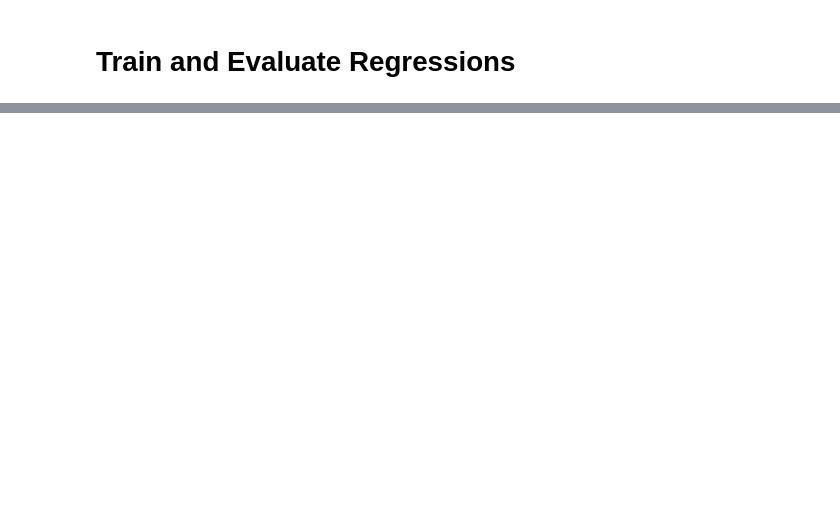
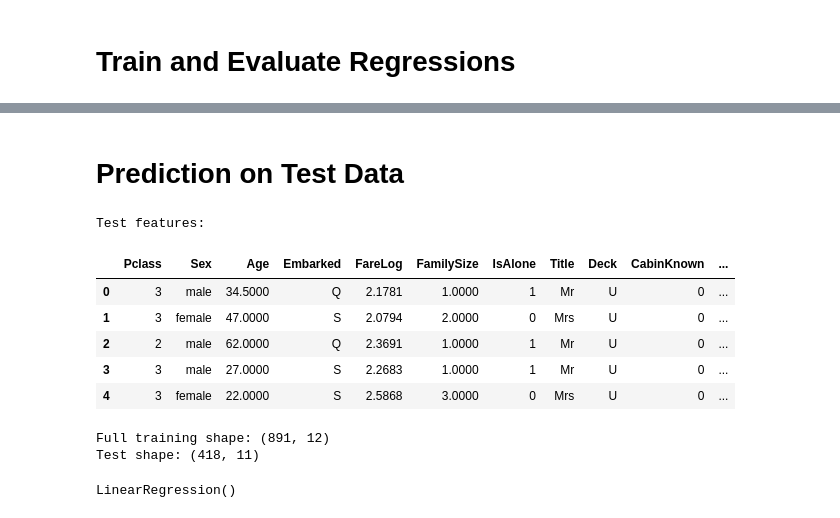
Before and after one commit to CharlotteZZh/AppliedML_hw1, a Jupyter notebook: AppliedML_hw1.ipynb, the cells around one changed output, grey strips where cells are left out. Saved outputs shown, nothing was run; the diff lists cells and outputs as text; code cells hidden in the pictures; blank space fills up the shorter version.

```diff
--- a/AppliedML_hw1.ipynb
+++ b/AppliedML_hw1.ipynb
@@ -528,7 +714,10 @@ columns_to_drop = [
     "PassengerId",
     "Name",
     "Ticket",
-    "Cabin"
+    "Cabin",
+    "SibSp",
+    "Parch",
+    "Fare"
 ]
 
 X_train_nb = X_train_fe.drop(columns=columns_to_drop)
@@ -549,3 +738,18 @@ categorical_features = [
     "TicketPrefix",
     "IsAlone"
 ]
+
+nb_numerical_pipeline = Pipeline([
+    ("imputer", SimpleImputer(strategy="median")),
+    ("bins", KBinsDiscretizer(
+        n_bins=5,
+        encode="onehot",
+        strategy="quantile",
+        subsample=None
+    ))
+])
+
+nb_categorical_pipeline = Pipeline([
+    ("imputer", SimpleImputer(strategy="most_frequent")),
+    ("encoder", OneHotEncoder(handle_unknown="ignore"))
+])
@@ -683,0 +1059,26 @@ plt.show()
+# %% [markdown]
+# Prediction on Test Data
+# %%
+test_fe = feature_engineer(test)
+train_fe = feature_engineer(train)
+
+X_test_model = test_fe.drop(columns=columns_to_drop)
+
+print("Test features:")
+display(X_test_model.head())
+# %% [output]
+Test features:
+|  | Pclass | Sex | Age | Embarked | FareLog | FamilySize | IsAlone | Title | Deck | CabinKnown | ... |
+| 0 | 3 | male | 34.5000 | Q | 2.1781 | 1.0000 | 1 | Mr | U | 0 | ... |
+| 1 | 3 | female | 47.0000 | S | 2.0794 | 2.0000 | 0 | Mrs | U | 0 | ... |
+| 2 | 2 | male | 62.0000 | Q | 2.3691 | 1.0000 | 1 | Mr | U | 0 | ... |
+| 3 | 3 | male | 27.0000 | S | 2.2683 | 1.0000 | 1 | Mr | U | 0 | ... |
+| 4 | 3 | female | 22.0000 | S | 2.5868 | 3.0000 | 0 | Mrs | U | 0 | ... |
+# %%
+X_full_model = train_fe.drop(columns=columns_to_drop)
+
+print("Full training shape:", X_full_model.shape)
+print("Test shape:", X_test_model.shape)
+# %% [output]
+Full training shape: (891, 12)
+Test shape: (418, 11)
@@ -683,0 +1098,9 @@ plt.show()
+# %%
+final_linear_model = LinearRegression()
+
+final_linear_model.fit(
+    X_full_processed,
+    train["Survived"]
+)
+# %% [output]
+LinearRegression()
```
Also changed, not shown: parts of 37 cells of this notebook, 2 other files.
